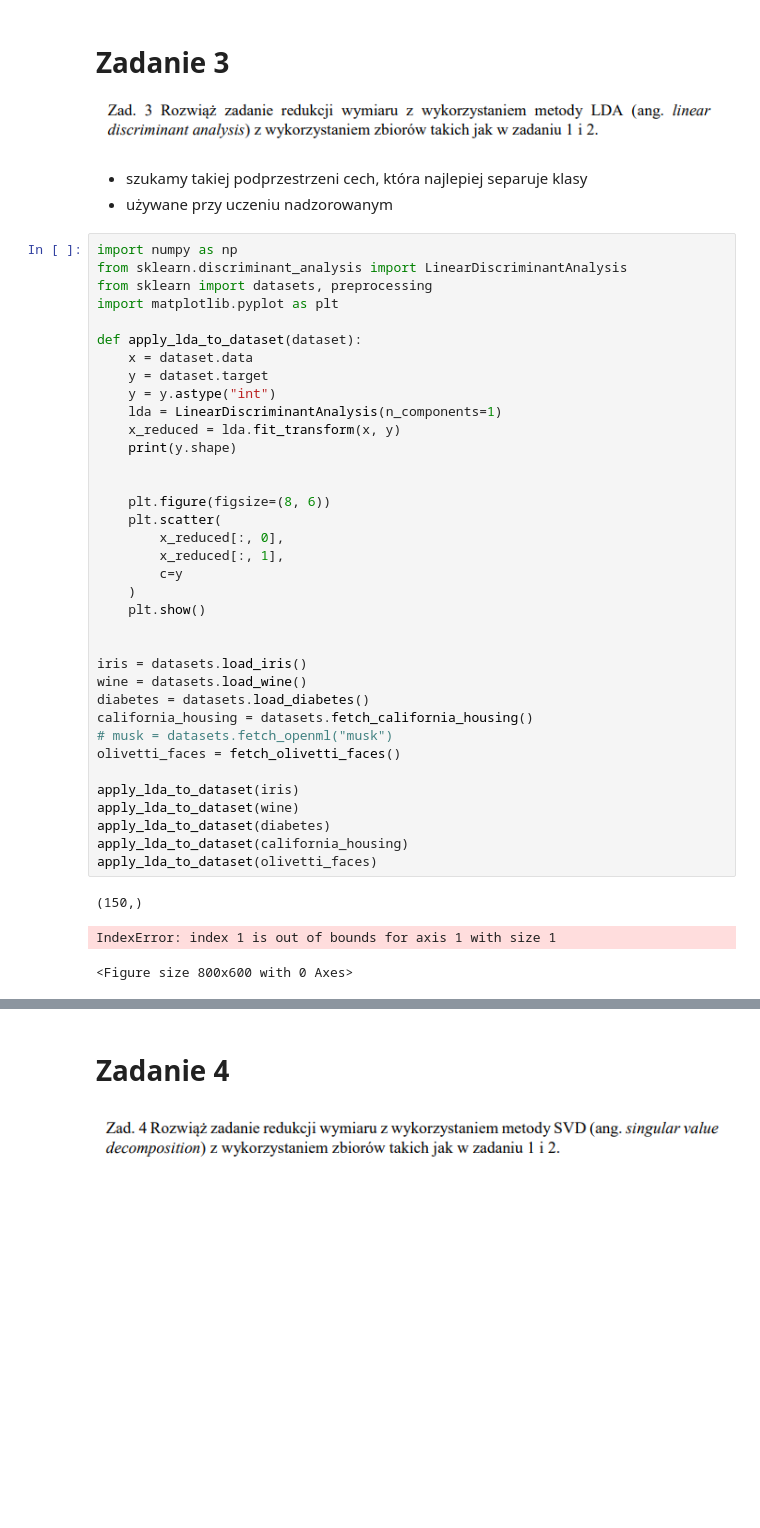
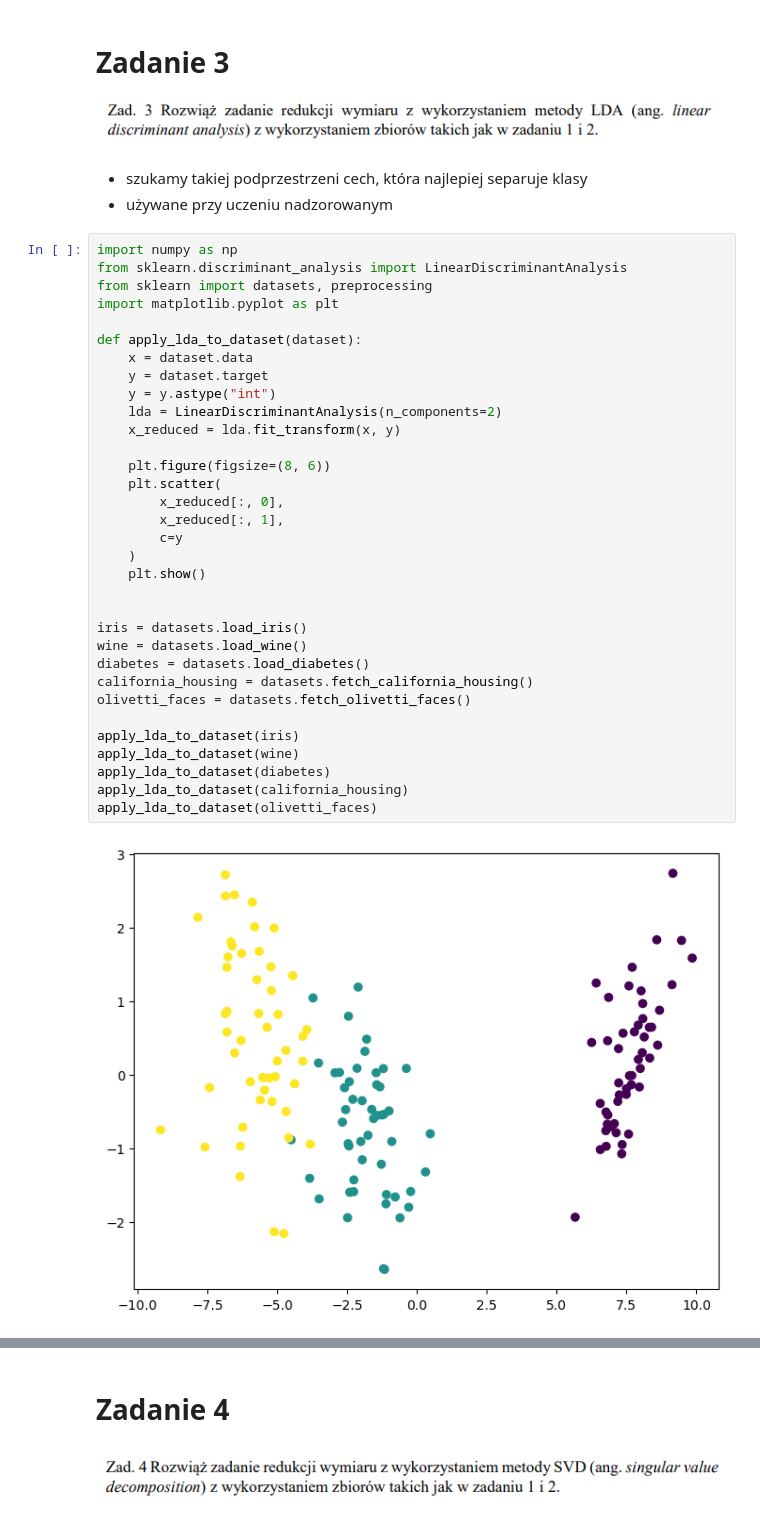
Before and after one commit to weronikadomczewska/methods-and-tools-for-big-data, a Jupyter notebook: lista5_weronika_domczewska.ipynb, the cells around one changed output, grey strips where cells are left out. Cells and saved outputs as stored; diff of their text form; blank space fills up the shorter version.

```diff
--- a/lista5_weronika_domczewska.ipynb
+++ b/lista5_weronika_domczewska.ipynb
@@ -83,38 +83,33 @@ import numpy as np
 from sklearn.discriminant_analysis import LinearDiscriminantAnalysis
 from sklearn import datasets, preprocessing
 import matplotlib.pyplot as plt
 
 def apply_lda_to_dataset(dataset):
     x = dataset.data
     y = dataset.target
     y = y.astype("int")
-    lda = LinearDiscriminantAnalysis(n_components=1)
+    lda = LinearDiscriminantAnalysis(n_components=2)
     x_reduced = lda.fit_transform(x, y)
-    print(y.shape)
-
 
     plt.figure(figsize=(8, 6))
     plt.scatter(
         x_reduced[:, 0],
         x_reduced[:, 1],
         c=y
     )
     plt.show()
 
 
 iris = datasets.load_iris()
 wine = datasets.load_wine()
 diabetes = datasets.load_diabetes()
 california_housing = datasets.fetch_california_housing()
-# musk = datasets.fetch_openml("musk")
-olivetti_faces = fetch_olivetti_faces()
+olivetti_faces = datasets.fetch_olivetti_faces()
 
 apply_lda_to_dataset(iris)
 apply_lda_to_dataset(wine)
 apply_lda_to_dataset(diabetes)
 apply_lda_to_dataset(california_housing)
 apply_lda_to_dataset(olivetti_faces)
 # %% [output]
-(150,)
-IndexError: index 1 is out of bounds for axis 1 with size 1
-<Figure size 800x600 with 0 Axes>
+[figure, added]
```
Also changed, not shown: parts of 2 cells of this notebook.
